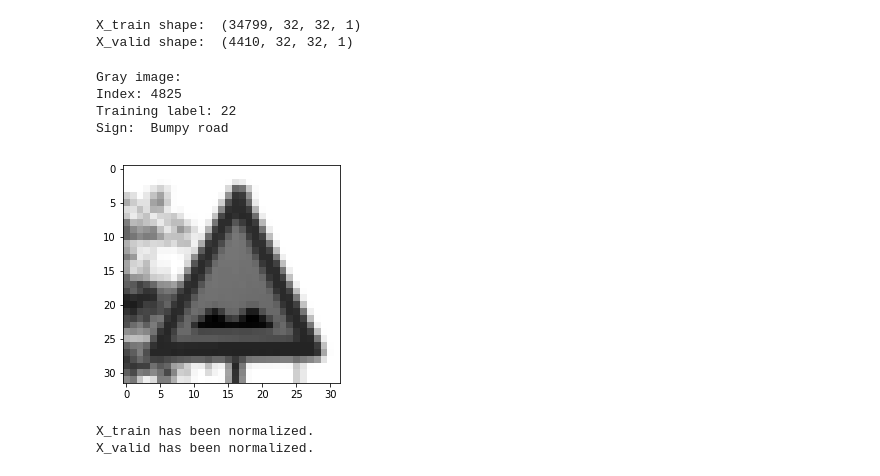
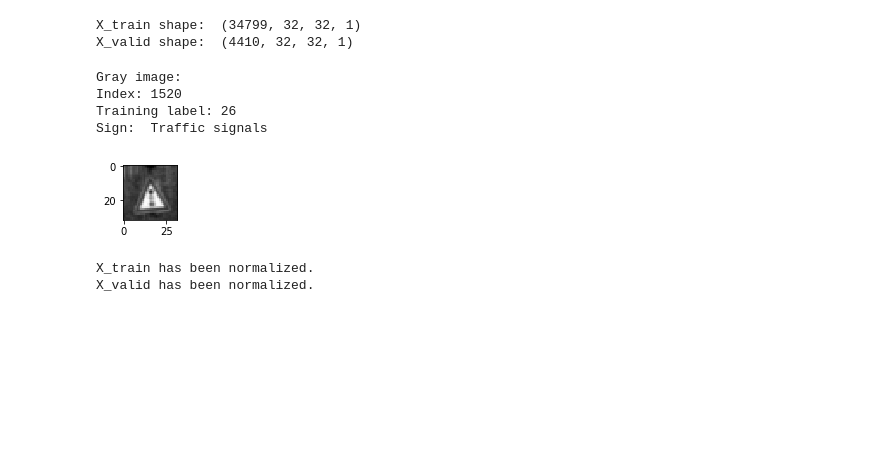
Before and after one commit to ideatrap/CarND-Traffic-Sign-Classifier-Project, a Jupyter notebook: Traffic_Sign_Classifier.ipynb, the cells around one changed output. Cells and saved outputs as stored; diff of their text form; code cells hidden in the pictures; blank space fills up the shorter version.

```diff
--- a/Traffic_Sign_Classifier.ipynb
+++ b/Traffic_Sign_Classifier.ipynb
@@ -168,16 +168,17 @@ X_valid shape:  (4410, 32, 32, 1)
 # %%
 # print out the gray image
 print('Gray image:')
 print('Index:', index)
+plt.figure(figsize=(1,1))
 plt.imshow(X_train[index].squeeze(), cmap='gray')
 print('Training label:',y_train[index])
 print('Sign: ',sign_list.SignName[y_train[index]])
 # %% [output]
 Gray image:
-Index: 4825
-Training label: 22
-Sign:  Bumpy road
+Index: 1520
+Training label: 26
+Sign:  Traffic signals
-[figure, old version]
+[figure, new version]
 # %%
 #normalize the images to have zero mean
 def normalize(array):
```
Also changed, not shown: parts of 11 cells of this notebook, 3 other files.
